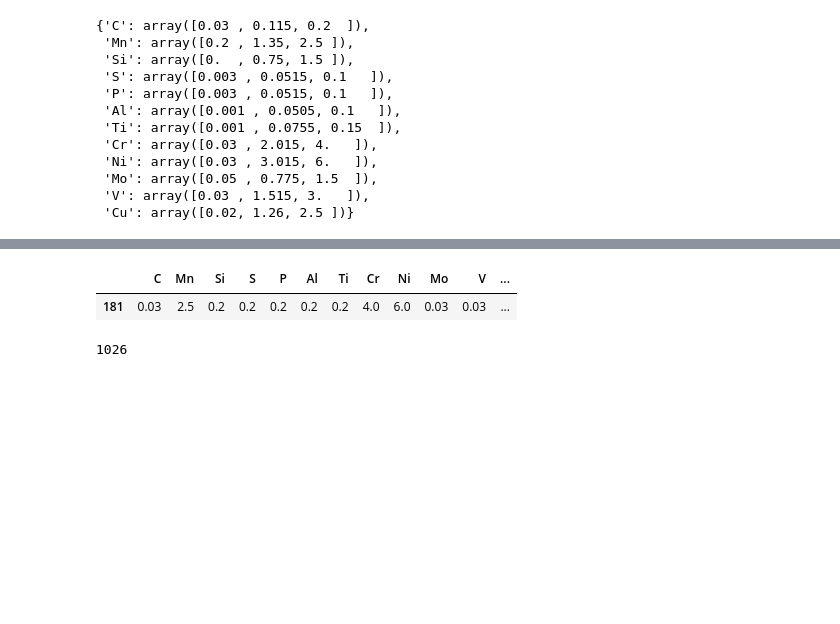
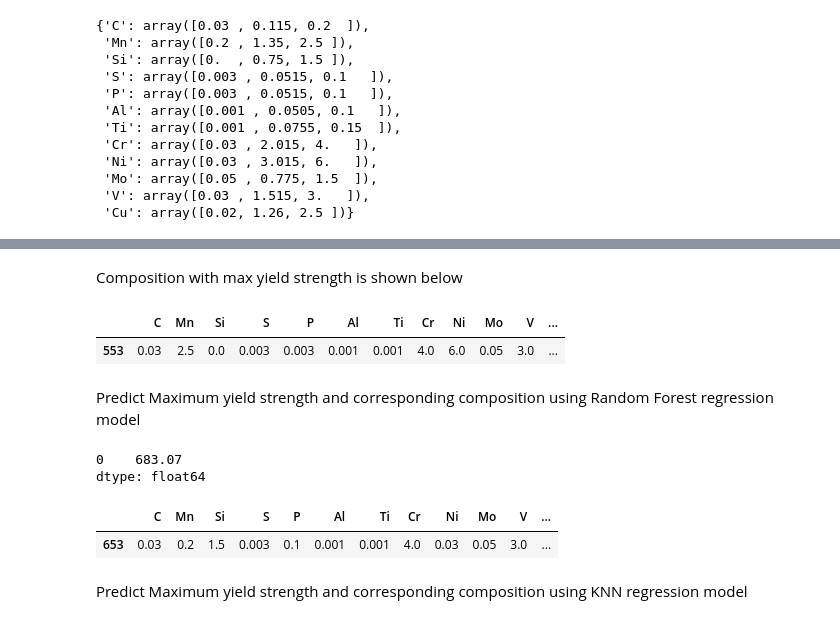
Before and after one commit to AjitPonnappan/MLalloyproject, a Jupyter notebook: FinalNB.ipynb, the cells around one changed output, grey strips where cells are left out. Saved outputs shown, nothing was run; the diff lists cells and outputs as text; code cells hidden in the pictures; blank space fills up the shorter version.

```diff
--- a/FinalNB.ipynb
+++ b/FinalNB.ipynb
@@ -215,8 +363,8 @@ def get_compositions(elements,element_ranges_dict,comb):
         while i<3:
             row=[]
             for elem in elements:
+                x = element_ranges_dict[elem]
                 if elem in elements_sel:
-                    x = element_ranges_dict[elem]
                     row.append(np.round(x[i],4)) #round to 3 decimal places
                 else:
                     row.append(x[0])
@@ -228,7 +376,7 @@ def get_compositions(elements,element_ranges_dict,comb):
 
 
 
-search_space = get_compositions(elements, element_ranges, comb=3)
+search_space = get_compositions(elements, element_ranges, comb=4)
 search_space
 # %% [output]
 |  | C | Mn | Si | S | P | Al | Ti | Cr | Ni | Mo | V | ... |
@@ -260,11 +411,25 @@ df_pred[0].idxmax()
+# %% [markdown]
+Composition with max yield strength is shown below
 # %%
-search_space.iloc[[181]]
-#Best_comp=pd.DataFrame(df,columns=elements)
-#Best_comp
+search_space.iloc[[553]]
 # %% [output]
 |  | C | Mn | Si | S | P | Al | Ti | Cr | Ni | Mo | V | ... |
-| 181 | 0.03 | 2.5 | 0.2 | 0.2 | 0.2 | 0.2 | 0.2 | 4.0 | 6.0 | 0.03 | 0.03 | ... |
+| 553 | 0.03 | 2.5 | 0.0 | 0.003 | 0.003 | 0.001 | 0.001 | 4.0 | 6.0 | 0.05 | 3.0 | ... |
-# %%
-Numdata['YS'].max()
-# %% [output]
-1026
+# %% [markdown]
+Predict Maximum yield strength and corresponding composition using Random Forest regression model
+# %%
+X_pred = search_space
+y_pred= RFmodel.predict(X_pred)
+df_pred = pd.DataFrame(y_pred)
+df_pred.max(axis=0)
+# %% [output]
+0    683.07
+dtype: float64
+# %%
+index = df_pred[0].idxmax()
+search_space.iloc[[index]]
+# %% [output]
+|  | C | Mn | Si | S | P | Al | Ti | Cr | Ni | Mo | V | ... |
+| 653 | 0.03 | 0.2 | 1.5 | 0.003 | 0.1 | 0.001 | 0.001 | 4.0 | 0.03 | 0.05 | 3.0 | ... |
+# %% [markdown]
+Predict Maximum yield strength and corresponding composition using KNN regression model
```
Also changed, not shown: parts of 63 cells of this notebook, 1 other file.
